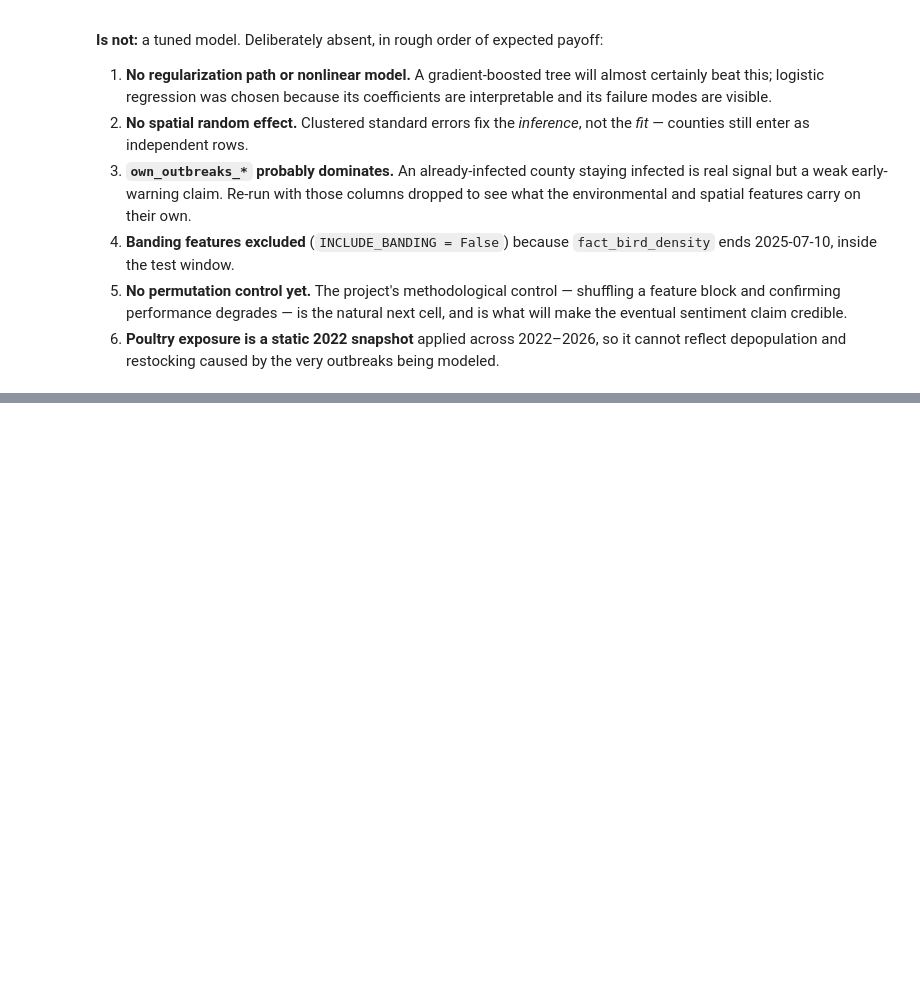
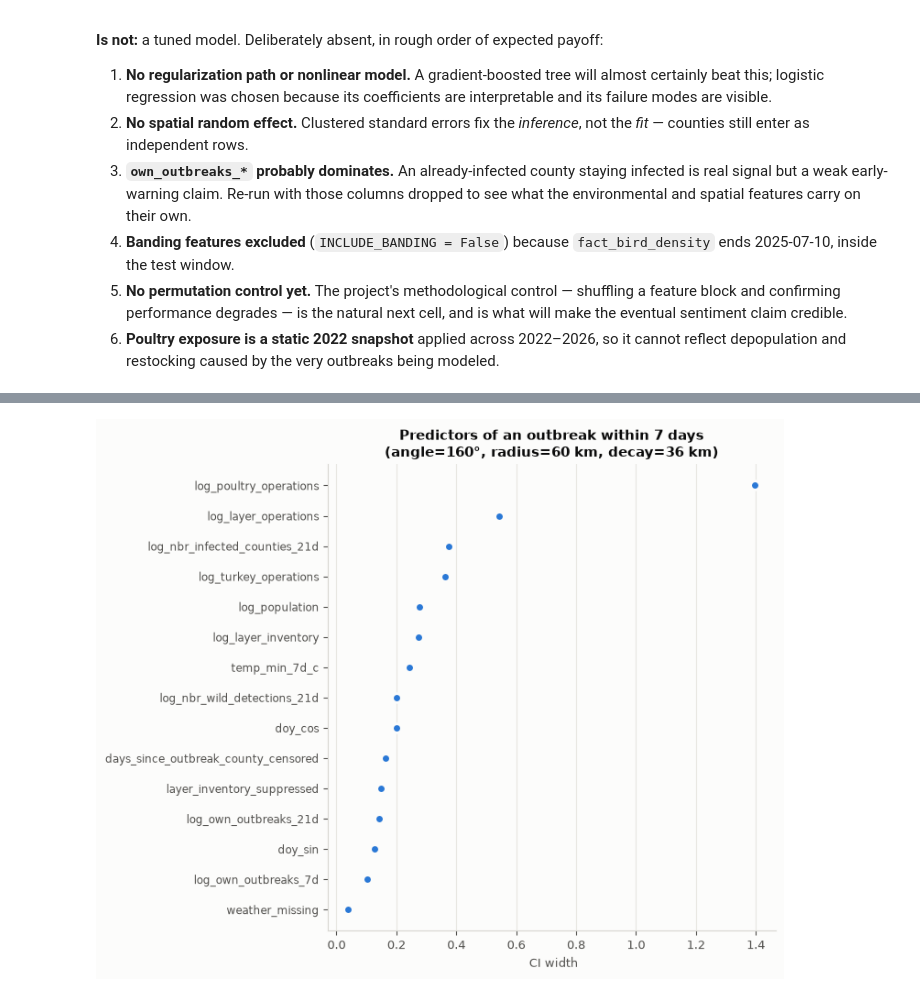
Before and after one commit to NickSanfordCPA/h5n1-capstone, a Jupyter notebook: notebooks/regression_baseline.ipynb, the cells around one changed output, grey strips where cells are left out. Cells and saved outputs as stored; diff of their text form; code cells hidden in the pictures; blank space fills up the shorter version.

```diff
--- a/notebooks/regression_baseline.ipynb
+++ b/notebooks/regression_baseline.ipynb
@@ -436,0 +871,20 @@ the reference number that sentiment has to beat.
+# %%
+top_opt = pd.concat([coef_opt.head(9), coef_opt.tail(6)]).sort_values("ci_width", ascending=True)
+fig, ax = plt.subplots(figsize=(7.6, 6.2))
+ypos = np.arange(len(top_opt))
+
+# ax.hlines(ypos, top_opt.ci_low, top_opt.ci_high, color=BLUE, lw=2, alpha=0.45)
+ax.plot(top_opt.ci_width, ypos, "o", color=BLUE, markersize=7,
+        markeredgecolor=SURFACE, markeredgewidth=2, linestyle="none")
+# ax.axvline(1.0, color=INK_2, lw=1.2, ls=(0, (4, 3)))
+
+ax.set_yticks(ypos)
+ax.set_yticklabels(top_opt.index, fontsize=8.5)
+# ax.set_xscale("log")
+ax.set(xlabel=" CI width",
+       title="Predictors of an outbreak within 7 days\n(angle=160°, radius=60 km, decay=36 km)")
+ax.grid(axis="y", visible=False)
+fig.tight_layout()
+plt.show()
+# %% [output]
+[figure, added]
```
Also changed, not shown: parts of 20 cells of this notebook.
